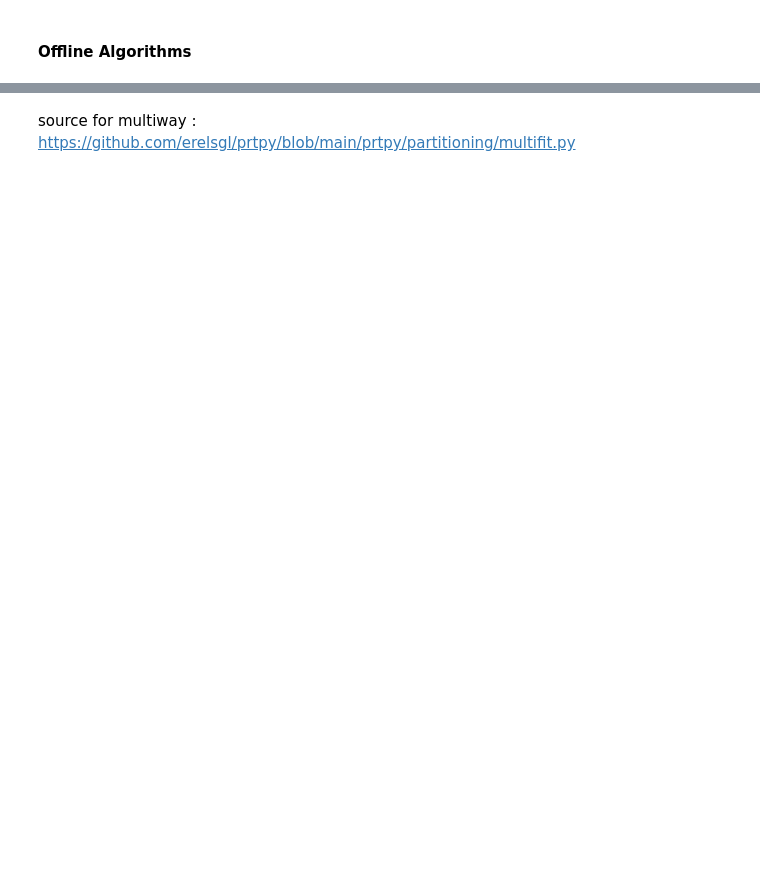
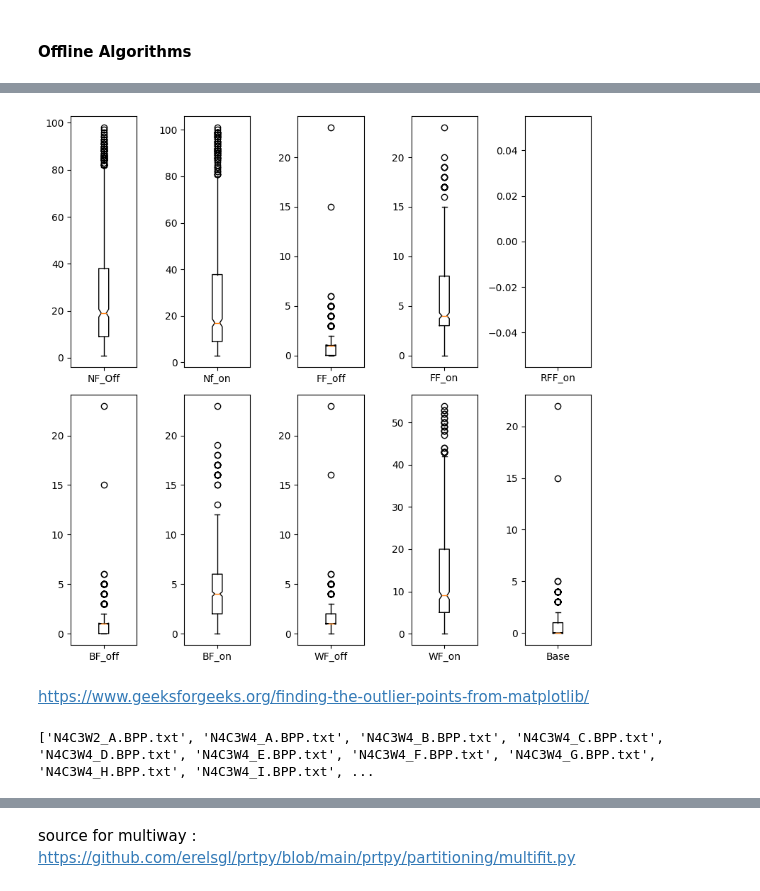
Before and after one commit to Sevhena/L2-Bin-Packing, a Jupyter notebook: report.ipynb, the cells around one changed output, grey strips where cells are left out. Cells and saved outputs as stored; diff of their text form; code cells hidden in the pictures; blank space fills up the shorter version.

```diff
--- a/report.ipynb
+++ b/report.ipynb
@@ -258,0 +380,22 @@ if not exists(bench_datafile):
+# %%
+def plot_box(values: list[float], names: str, canvas):
+    canvas.boxplot(values, notch=True, labels=names)
+# %%
+fig, ax = plt.subplots(2,5)
+
+plot_box([NF_off_vals],['NF_Off'], ax[0, 0])
+plot_box([NF_on_vals],['Nf_on'], ax[0, 1])
+plot_box([FF_off_vals],['FF_off'], ax[0, 2])
+plot_box([FF_on_vals],['FF_on'], ax[0, 3])
+plot_box([RFF_on_vals],['RFF_on'], ax[0, 4])
+plot_box([BF_off_vals],['BF_off'], ax[1, 0])
+plot_box([BF_on_vals],['BF_on'], ax[1, 1])
+plot_box([WF_off_vals],['WF_off'], ax[1, 2])
+plot_box([WF_on_vals],['WF_on'], ax[1, 3])
+plot_box([BenMaier_vals],['Base'], ax[1, 4])
+
+fig.set_size_inches(8,8)
+fig.tight_layout()
+fig.savefig('outputs/boxplot_optimal.pdf')
+# %% [output]
+[figure, added]
@@ -258,0 +418,2 @@ if not exists(bench_datafile):
+# %% [markdown]
+https://www.geeksforgeeks.org/finding-the-outlier-points-from-matplotlib/
@@ -258,0 +467,4 @@ if not exists(bench_datafile):
+# %%
+print(BF_on_outliers)
+# %% [output]
+['N4C3W2_A.BPP.txt', 'N4C3W4_A.BPP.txt', 'N4C3W4_B.BPP.txt', 'N4C3W4_C.BPP.txt', 'N4C3W4_D.BPP.txt', 'N4C3W4_E.BPP.txt', 'N4C3W4_F.BPP.txt', 'N4C3W4_G.BPP.txt', 'N4C3W4_H.BPP.txt', 'N4C3W4_I.BPP.txt', ...
```
Also changed, not shown: parts of 71 cells of this notebook, 14 other files.
